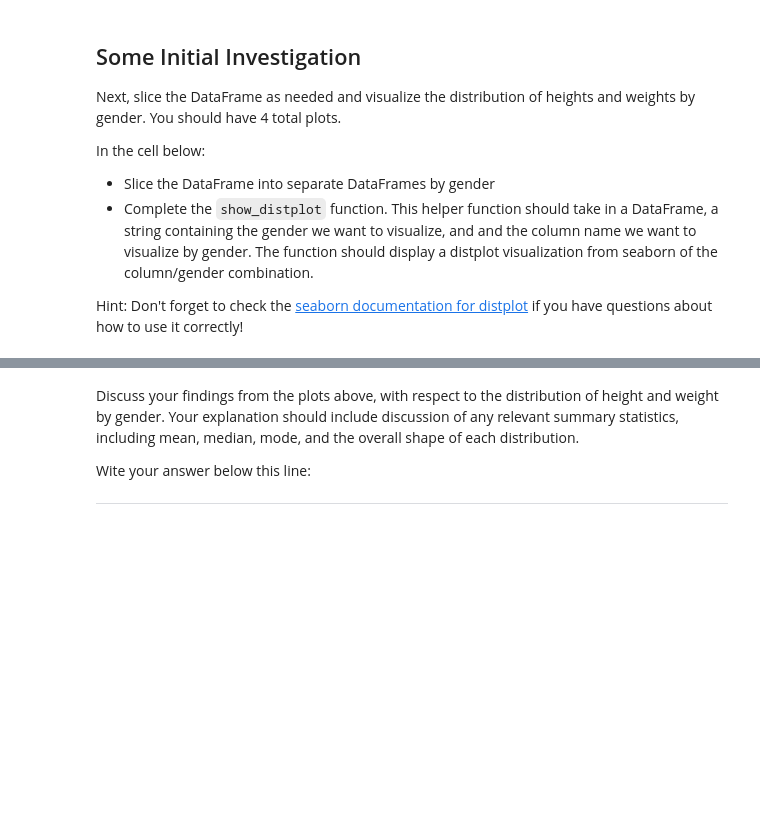
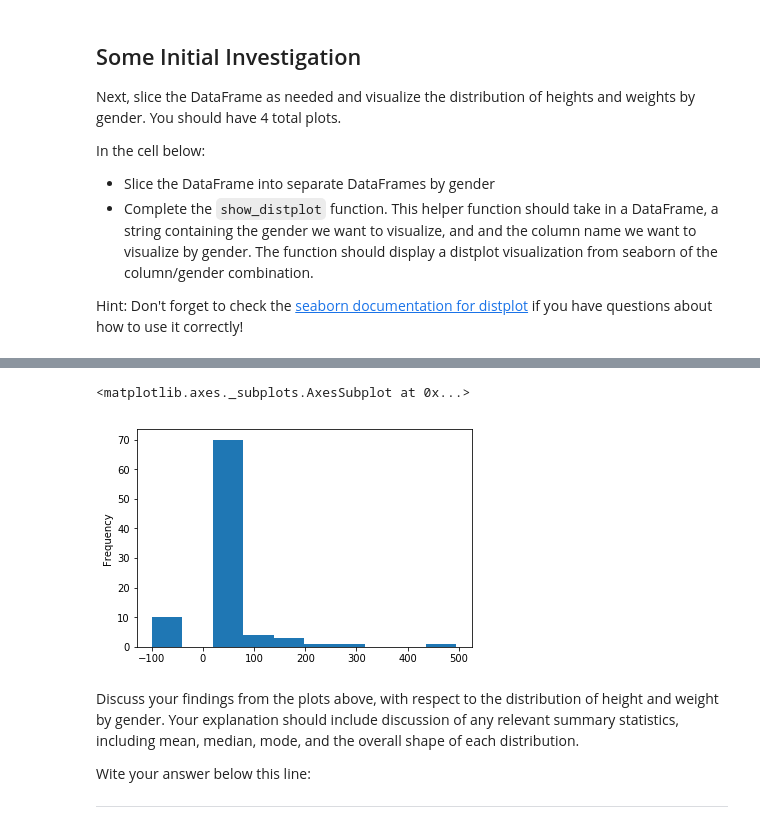
Before and after one commit to kemepley/dsc-data-cleaning-project-dc-ds-career-042219, a Jupyter notebook: Data Cleaning Project.ipynb, the cells around one changed output, grey strips where cells are left out. Drawn from its saved outputs; the diff is of its cells as text; code cells hidden in the pictures; blank space fills up the shorter version.

```diff
--- a/Data Cleaning Project.ipynb
+++ b/Data Cleaning Project.ipynb
@@ -227,5 +243,9 @@ def show_distplot(dataframe, gender, column_name):
 # %%
 # Female Weight
+show_distplot(hero_powers_df, 'Female', 'Weight')
+# %% [output]
+<matplotlib.axes._subplots.AxesSubplot at 0x...>
+[figure, added]
 # %% [markdown]
 Discuss your findings from the plots above, with respect to the distribution of height and weight by gender.  Your explanation should include discussion of any relevant summary statistics, including mean, median, mode, and the overall shape of each distribution.
 
```
Also changed, not shown: parts of 7 cells of this notebook.
